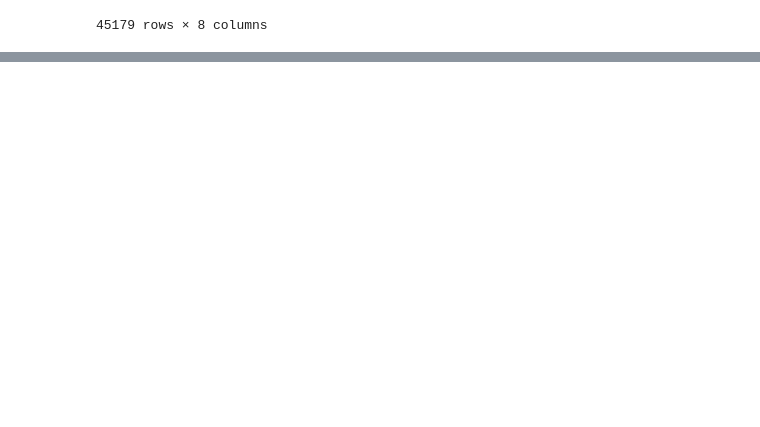
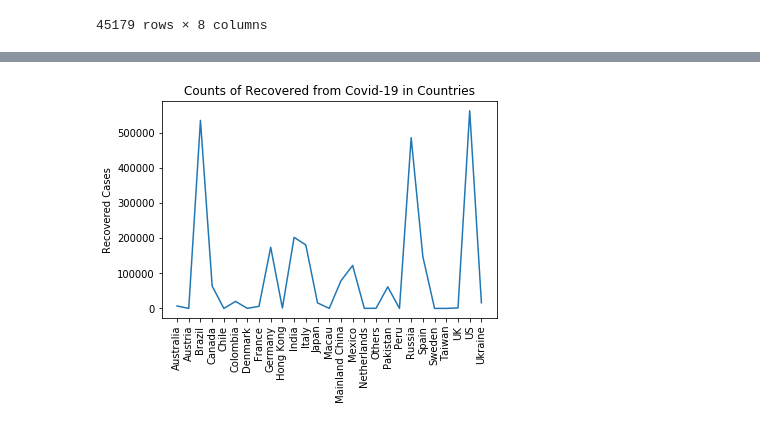
Before and after one commit to edwardma401/unit07_project_1, a Jupyter notebook: Untitled.ipynb, the cells around one changed output, grey strips where cells are left out. Drawn from its saved outputs; the diff is of its cells as text; code cells hidden in the pictures; blank space fills up the shorter version.

```diff
--- a/Untitled.ipynb
+++ b/Untitled.ipynb
@@ -71,0 +95,10 @@ merged_rows.plot()
+# %%
+list_recovered = merged_rows['Recovered'].tolist()
+# print(list_recovered)
+plt.plot(x_axis, list_recovered)
+plt.xticks(rotation='vertical')
+plt.title('Counts of Recovered from Covid-19 in Countries')
+plt.ylabel('Recovered Cases')
+plt.show()
+# %% [output]
+[figure, added]
```
Also changed, not shown: parts of 15 cells of this notebook.
